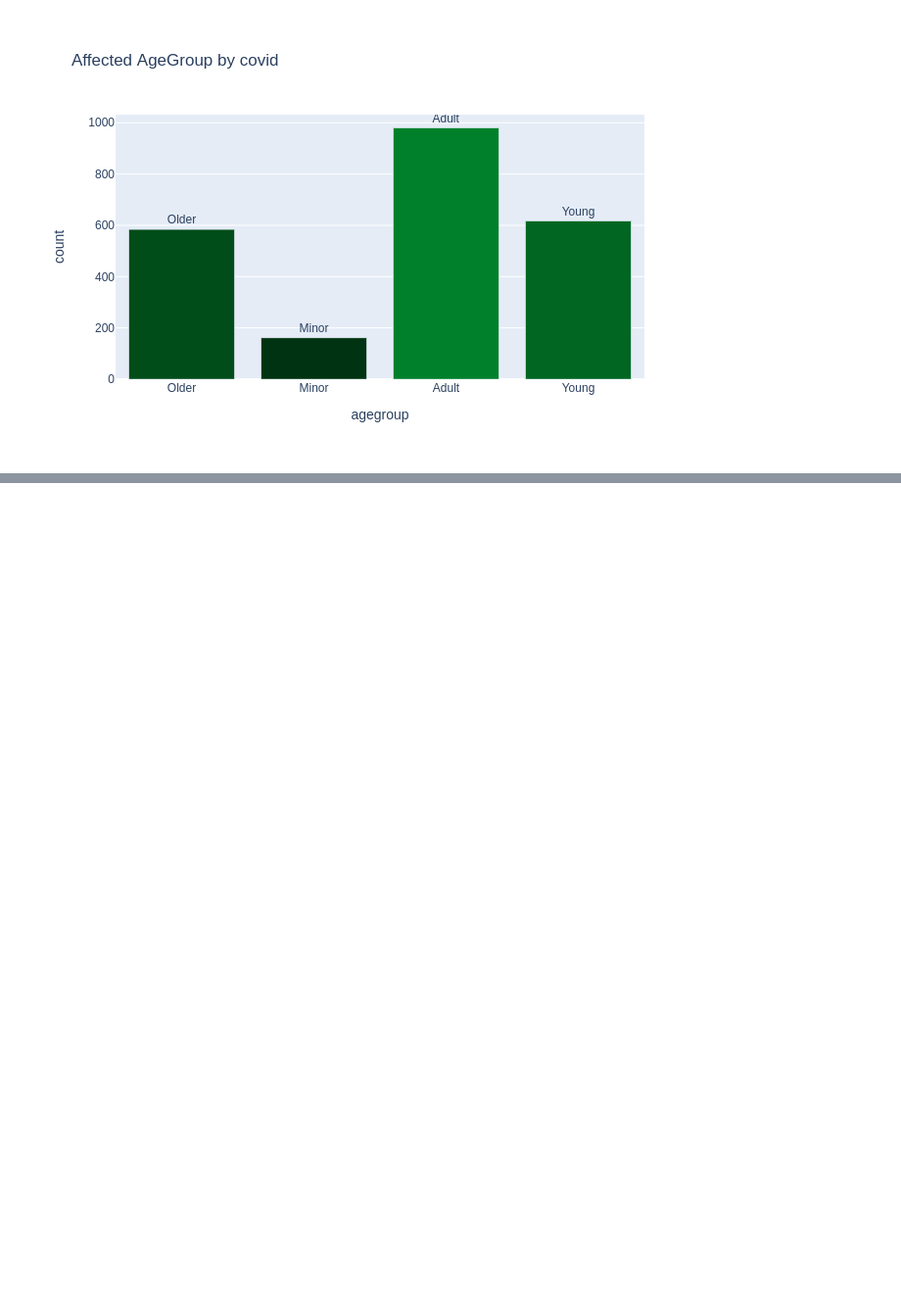
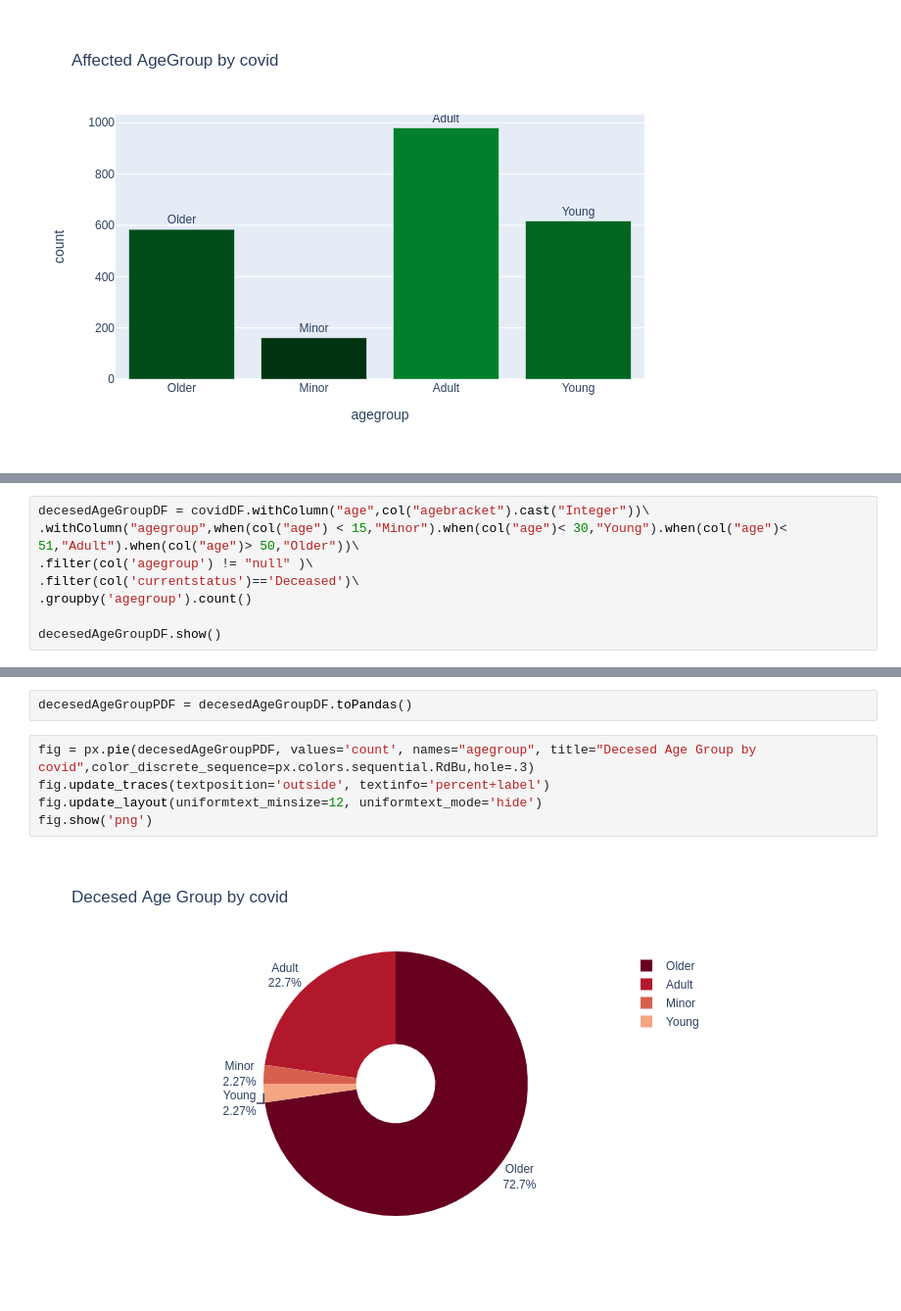
Before and after one commit to siddhusalvi/Covid-Data-Visualization, a Jupyter notebook: Covid_Data_Visualisation_using_Python.ipynb, the cells around one changed output, grey strips where cells are left out. Shown at 98% size. Drawn from its saved outputs; the diff is of its cells as text; blank space fills up the shorter version.

```diff
--- a/Covid_Data_Visualisation_using_Python.ipynb
+++ b/Covid_Data_Visualisation_using_Python.ipynb
@@ -104,3 +102,11 @@ fig.update_traces(textposition='inside', textinfo='percent+label')
 fig.show('png')
 # %% [output]
 [figure]
+# %%
+decesedAgeGroupDF = covidDF.withColumn("age",col("agebracket").cast("Integer"))\
+.withColumn("agegroup",when(col("age") < 15,"Minor").when(col("age")< 30,"Young").when(col("age")< 51,"Adult").when(col("age")> 50,"Older"))\
+.filter(col('agegroup') != "null" )\
+.filter(col('currentstatus')=='Deceased')\
+.groupby('agegroup').count()
+
+decesedAgeGroupDF.show()
@@ -106,0 +122,9 @@ fig.show('png')
+# %%
+decesedAgeGroupPDF = decesedAgeGroupDF.toPandas()
+# %%
+fig = px.pie(decesedAgeGroupPDF, values='count', names="agegroup", title="Decesed Age Group by covid",color_discrete_sequence=px.colors.sequential.RdBu,hole=.3)
+fig.update_traces(textposition='outside', textinfo='percent+label')
+fig.update_layout(uniformtext_minsize=12, uniformtext_mode='hide')
+fig.show('png')
+# %% [output]
+[figure, added]
```
Also changed, not shown: parts of 3 cells of this notebook.
